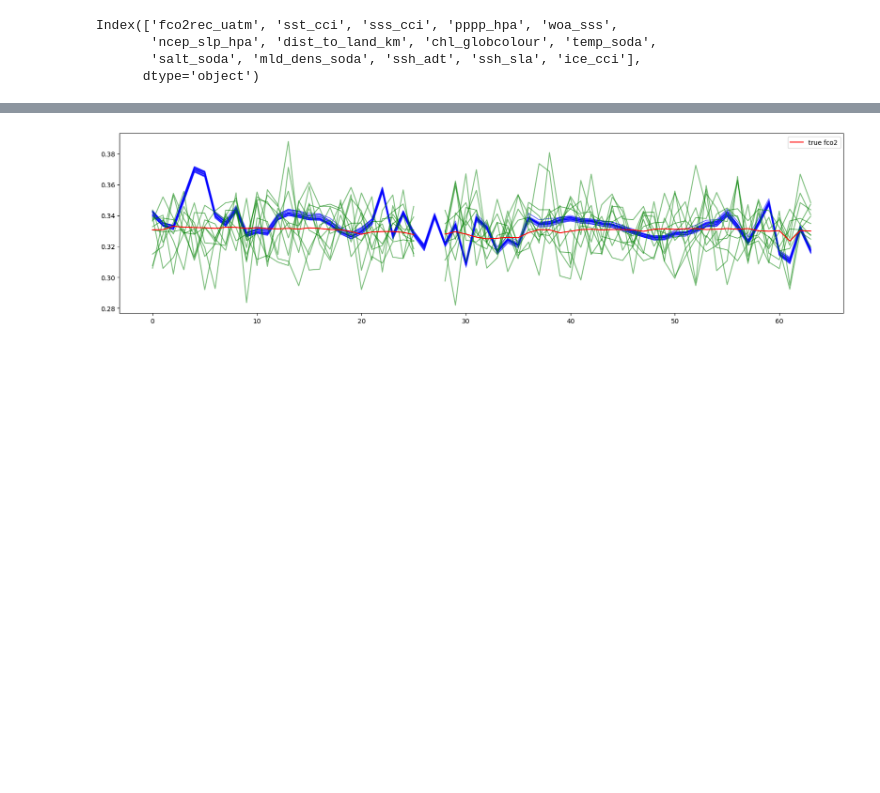
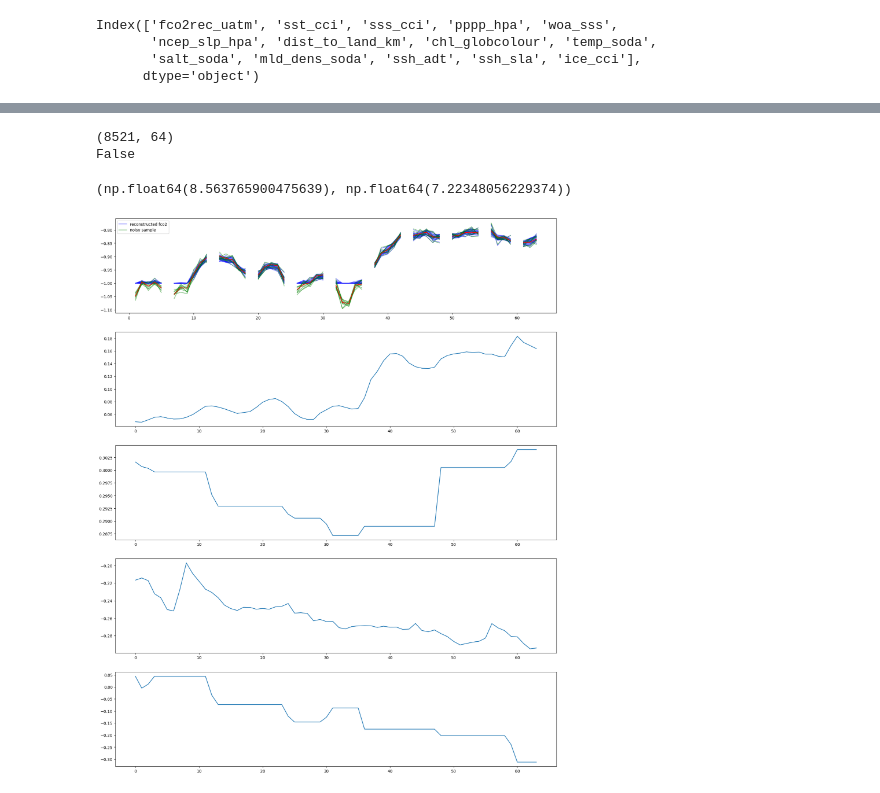
Before and after one commit to ebrusoni/fco2diffusion, a Jupyter notebook: training/train1d.ipynb, the cells around one changed output, grey strips where cells are left out. Saved outputs shown, nothing was run; the diff lists cells and outputs as text; code cells hidden in the pictures; blank space fills up the shorter version.

```diff
--- a/training/train1d.ipynb
+++ b/training/train1d.ipynb
@@ -24,0 +22,15 @@ Number of samples after filtering:  98664
+# %%
+import numpy as np
+from dataset_create.ucruise import filter_nans
+# read npz file
+ds = np.load('../data/training_data/trainds_100km.npy')
+print(ds.shape)
+y = ds[0]
+# ESA-CCI > SODA
+# merge salt_soda and sss_cci, where sss_cci has priority, use salt_soda where sss_cci is nan
+# salt_soda = ds[col_map['salt_soda']]
+# sss_cci = ds[col_map['sss_cci']]
+# mask = np.isnan(sss_cci)
+# ds[col_map['sss_cci'], mask] = salt_soda[np.isnan(sss_cci)]
+X, y = filter_nans(ds[:, :, :-1], y[:, :-1], ['sst_cci', 'sss_cci', 'chl_globcolour', 'mld_dens_soda'], col_map)
+X.shape, y.shape
@@ -110,11 +154,11 @@ with open('../models/first/1d_model_params.json', 'w') as f:
 # print('done')
 # %%
 # load the model
-model = UNet1DModel(sample_size=64, in_channels=4 + timestep_dim, out_channels=1)
+model = UNet1DModel(**model_params)
 model.load_state_dict(torch.load('../models/first/model_1d.pt'))
 model.eval()
 # random model
-random_model = UNet1DModel(sample_size=64, in_channels=4 + timestep_dim, out_channels=1)
+random_model = UNet1DModel(**model_params)
 random_model.eval()
 # load the scheduler
 noise_scheduler_config = DDPMScheduler.load_config('../models/first/scheduler_config.json', local_files_only=True)
@@ -123,46 +167,70 @@ noise_scheduler = DDPMScheduler(**noise_scheduler_config)
 import json
 with open('../models/first/1d_model_params.json', 'r') as f:
     model_params = json.load(f)
+# %%
+# find sample in validation dataset with highest mean and std
+print(val_ds[:, 0, :].shape)
+fco2val = val_ds[:, 0, :]
+print(np.apply_along_axis(lambda row: np.isnan(row).all(), 1, fco2val).any())
+means = np.nanmean(fco2val, axis=1)
+stds = np.nanstd(fco2val, axis=1)
+idx1 = np.nanmax(means)
+idx2 = np.nanmax(stds)
+idx1, idx2
+# %% [output]
+(8521, 64)
+False
+(np.float64(8.563765900475639), np.float64(7.22348056229374))
 # %%
-ix = 11103
-sample = torch.from_numpy(train_ds[ix, 0:1, :]).float()
+ix = 100
+sample = torch.from_numpy(val_ds[ix, 0:1, :]).float()
 nan_sample = torch.where(torch.isnan(sample), torch.zeros_like(sample), sample)
-context = torch.from_numpy(train_ds[ix, 1:, :]).float()
+context = torch.from_numpy(val_ds[ix, 1:, :]).float()
 # add nan mask to the context
 nan_mask = ~torch.isnan(sample)
 context = torch.cat([context, nan_mask.float()], dim=0)
-timesteps = torch.tensor([1])
+timesteps = torch.tensor([0])
 # sample 100 times and plot the distribution of reconstructed fco2
 reconstructed_fco2s = []
+reconstructed_noise = []
 random = []
 noisy_samples = []
-for _ in range(100):
+for _ in range(50):
     noise = torch.randn_like(nan_sample)
     noisy_sample = noise_scheduler.add_noise(nan_sample, noise, timesteps)
     input = torch.cat([noisy_sample, context], dim=0).unsqueeze(0)
     with torch.no_grad():
         output = model(sample=input, timestep=timesteps)
         random_output = random_model(sample=input, timestep=timesteps)
 
-    reconstructed_fco2s.append(output[0].numpy().flatten())
+    # reconstructed_fco2s.append(output[0].numpy().flatten())
+    # reconstructed_fco2 = noise_scheduler.step(output[0], timesteps, )
+    nan_fco2 = noise_scheduler.step(output[0], timesteps.item(), noisy_sample).pred_original_sample
+    rec_fco2 = torch.where(nan_mask, nan_fco2, np.nan)
+    reconstructed_fco2s.append(rec_fco2.numpy().flatten())
     nan_noisy_sample = torch.where(~nan_mask, torch.nan, noisy_sample)
     noisy_samples.append(nan_noisy_sample.numpy().flatten())
     random.append(random_output[0].numpy().flatten())
+
 reconstructed_fco2s = np.array(reconstructed_fco2s)
 random = np.array(random)
 noisy_samples = np.array(noisy_samples)
-plt.figure(figsize=(20, 5))
-plt.plot(reconstructed_fco2s.T[:,:10], color='blue', alpha=0.5)
+fig, axs = plt.subplots(5, 1, figsize=(20, 5*5))
+line01 = axs[0].plot(reconstructed_fco2s.T[:,:10], color='blue', alpha=0.5)
 # plot devations from the mean
-plt.fill_between(np.arange(0, num_bins - 1), reconstructed_fco2s.mean(axis=0) - reconstructed_fco2s.std(axis=0),
+axs[0].fill_between(np.arange(0, 64), reconstructed_fco2s.mean(axis=0) - reconstructed_fco2s.std(axis=0),
                  reconstructed_fco2s.mean(axis=0) + reconstructed_fco2s.std(axis=0), color='blue', alpha=0.5)
-plt.plot(noisy_samples.T[:,:10], color='green', alpha=0.5)
+line02 = axs[0].plot(noisy_samples.T[:,:10], color='green', alpha=0.5)
 # plt.plot(random.T, color='green', alpha=0.05)
 # plt.plot(reconstructed_fco2s.mean(axis=0), label='reconstructed fco2')
 # plt.plot(random.mean(axis=0), label='random diffusion')
-plt.plot(sample.flatten(), label='true fco2', color='red')
-plt.legend()
+axs[0].plot(sample.flatten(), label='true fco2', color='red')
+axs[0].legend(handles=[line01[0], line02[0]], labels=['reconstructed fco2', 'noisy sample'])
+axs[1].plot(context[0].numpy(), label='temperature')
+axs[2].plot(context[1].numpy(), label='salinity')
+axs[3].plot(context[2].numpy(), label='glob colour')
+axs[4].plot(context[3].numpy(), label='mld dens soda')
 plt.show()
 # print(reconstructed_fco2s
 # %% [output]
-[figure, old version]
+[figure, new version]
```
Also changed, not shown: parts of 8 cells of this notebook, 1 other file.
